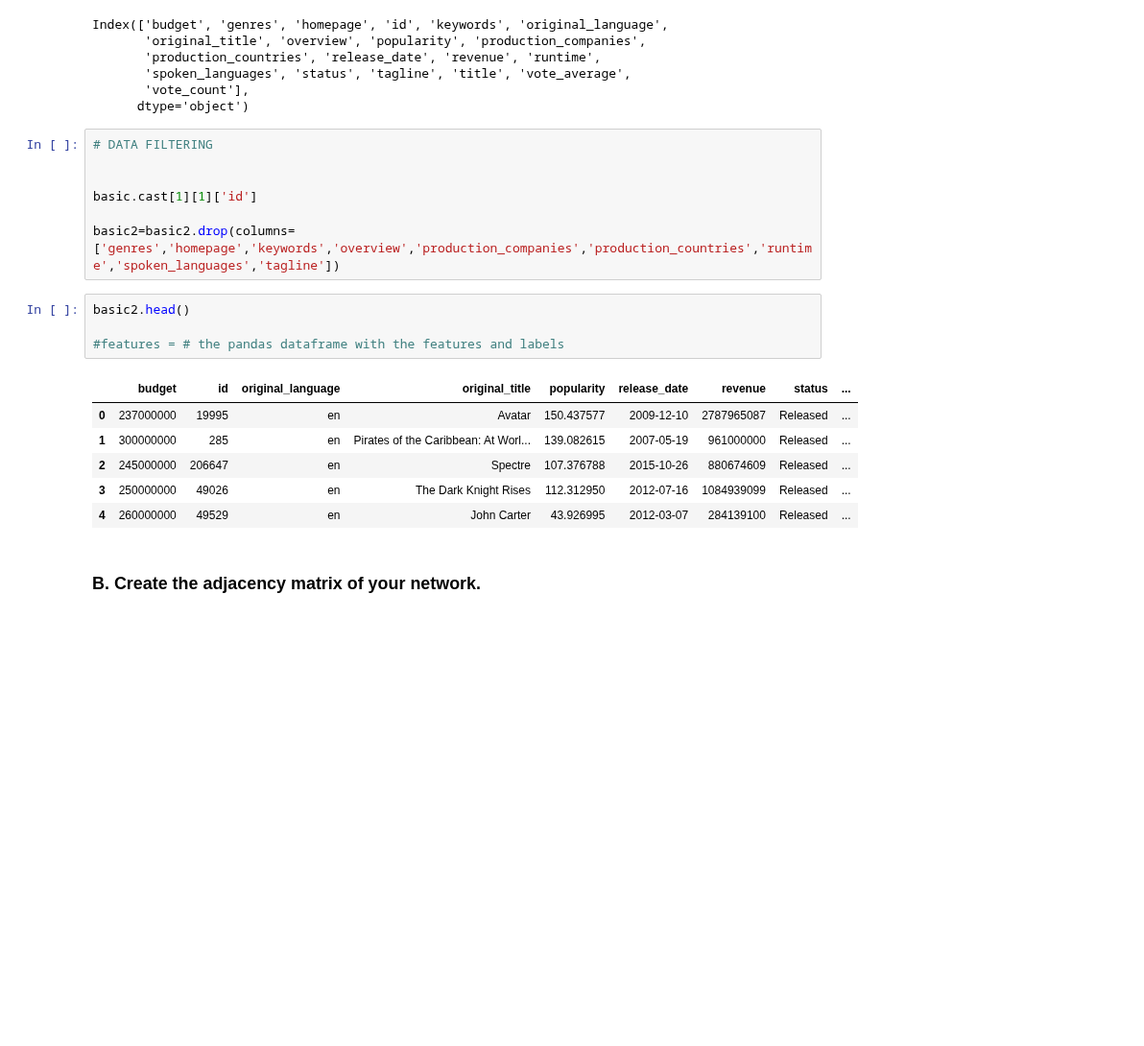
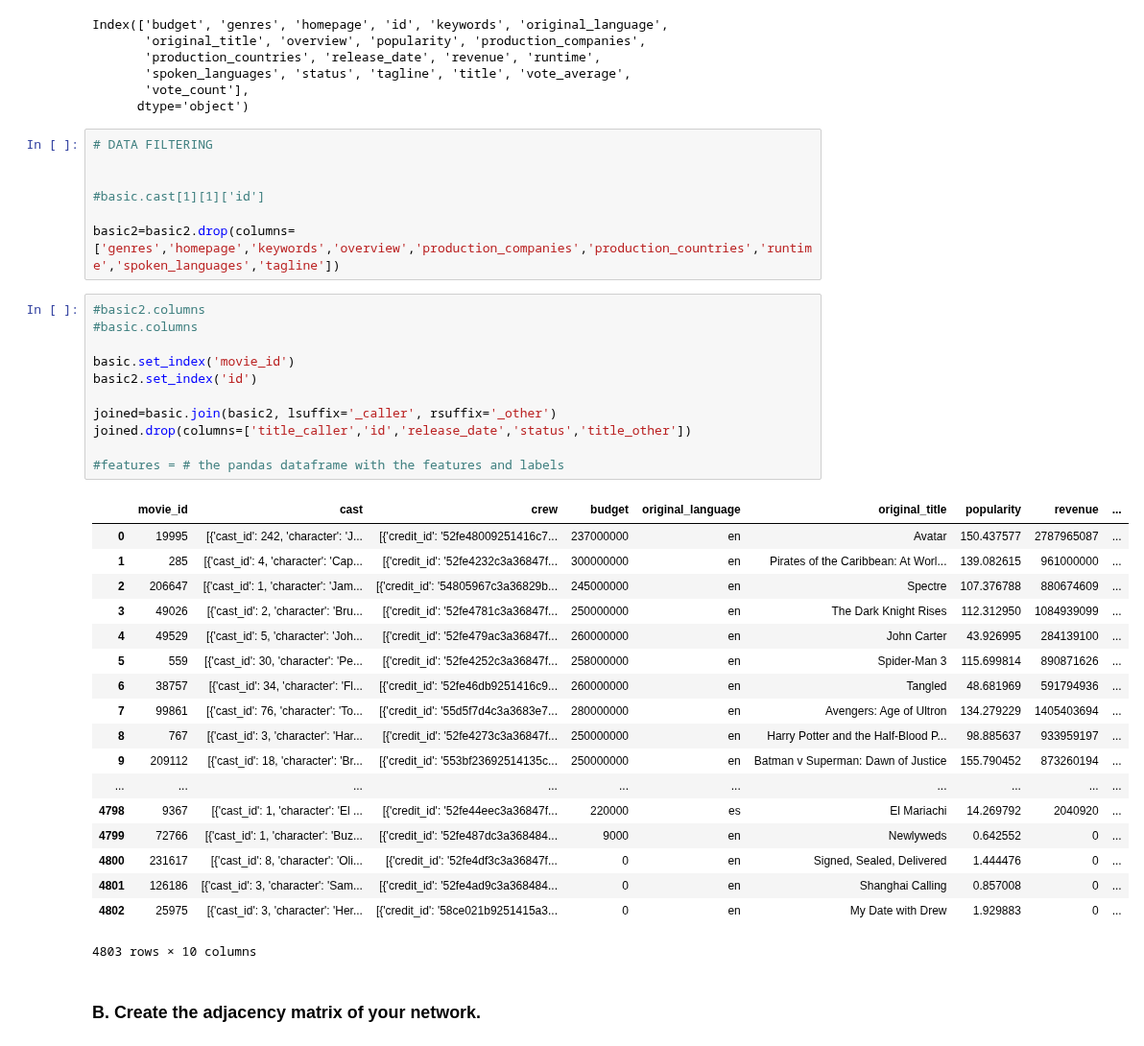
Before and after one commit to vndk36/Project_ntds2018, a Jupyter notebook: 1_TMDb.ipynb, the cells around one changed output. Shown at 96% size. Cells and saved outputs as stored; diff of their text form; blank space fills up the shorter version.

Commit message:
2nd dataset joined

```diff
--- a/1_TMDb.ipynb
+++ b/1_TMDb.ipynb
@@ -61,20 +61,39 @@ Index(['budget', 'genres', 'homepage', 'id', 'keywords', 'original_language',
 # DATA FILTERING
 
 
-basic.cast[1][1]['id']
+#basic.cast[1][1]['id']
 
 basic2=basic2.drop(columns=['genres','homepage','keywords','overview','production_companies','production_countries','runtime','spoken_languages','tagline'])
-# %%
-basic2.head()
-
-#features = # the pandas dataframe with the features and labels
-# %% [output]
-|  | budget | id | original_language | original_title | popularity | release_date | revenue | status | ... |
-| 0 | 237000000 | 19995 | en | Avatar | 150.437577 | 2009-12-10 | 2787965087 | Released | ... |
-| 1 | 300000000 | 285 | en | Pirates of the Caribbean: At Worl... | 139.082615 | 2007-05-19 | 961000000 | Released | ... |
-| 2 | 245000000 | 206647 | en | Spectre | 107.376788 | 2015-10-26 | 880674609 | Released | ... |
-| 3 | 250000000 | 49026 | en | The Dark Knight Rises | 112.312950 | 2012-07-16 | 1084939099 | Released | ... |
-| 4 | 260000000 | 49529 | en | John Carter | 43.926995 | 2012-03-07 | 284139100 | Released | ... |
+# %%
+#basic2.columns
+#basic.columns
+
+basic.set_index('movie_id')
+basic2.set_index('id')
+
+joined=basic.join(basic2, lsuffix='_caller', rsuffix='_other')
+joined.drop(columns=['title_caller','id','release_date','status','title_other'])
+
+#features = # the pandas dataframe with the features and labels
+# %% [output]
+|  | movie_id | cast | crew | budget | original_language | original_title | popularity | revenue | ... |
+| 0 | 19995 | [{'cast_id': 242, 'character': 'J... | [{'credit_id': '52fe48009251416c7... | 237000000 | en | Avatar | 150.437577 | 2787965087 | ... |
+| 1 | 285 | [{'cast_id': 4, 'character': 'Cap... | [{'credit_id': '52fe4232c3a36847f... | 300000000 | en | Pirates of the Caribbean: At Worl... | 139.082615 | 961000000 | ... |
+| 2 | 206647 | [{'cast_id': 1, 'character': 'Jam... | [{'credit_id': '54805967c3a36829b... | 245000000 | en | Spectre | 107.376788 | 880674609 | ... |
+| 3 | 49026 | [{'cast_id': 2, 'character': 'Bru... | [{'credit_id': '52fe4781c3a36847f... | 250000000 | en | The Dark Knight Rises | 112.312950 | 1084939099 | ... |
+| 4 | 49529 | [{'cast_id': 5, 'character': 'Joh... | [{'credit_id': '52fe479ac3a36847f... | 260000000 | en | John Carter | 43.926995 | 284139100 | ... |
+| 5 | 559 | [{'cast_id': 30, 'character': 'Pe... | [{'credit_id': '52fe4252c3a36847f... | 258000000 | en | Spider-Man 3 | 115.699814 | 890871626 | ... |
+| 6 | 38757 | [{'cast_id': 34, 'character': 'Fl... | [{'credit_id': '52fe46db9251416c9... | 260000000 | en | Tangled | 48.681969 | 591794936 | ... |
+| 7 | 99861 | [{'cast_id': 76, 'character': 'To... | [{'credit_id': '55d5f7d4c3a3683e7... | 280000000 | en | Avengers: Age of Ultron | 134.279229 | 1405403694 | ... |
+| 8 | 767 | [{'cast_id': 3, 'character': 'Har... | [{'credit_id': '52fe4273c3a36847f... | 250000000 | en | Harry Potter and the Half-Blood P... | 98.885637 | 933959197 | ... |
+| 9 | 209112 | [{'cast_id': 18, 'character': 'Br... | [{'credit_id': '553bf23692514135c... | 250000000 | en | Batman v Superman: Dawn of Justice | 155.790452 | 873260194 | ... |
+| ... | ... | ... | ... | ... | ... | ... | ... | ... | ... |
+| 4798 | 9367 | [{'cast_id': 1, 'character': 'El ... | [{'credit_id': '52fe44eec3a36847f... | 220000 | es | El Mariachi | 14.269792 | 2040920 | ... |
+| 4799 | 72766 | [{'cast_id': 1, 'character': 'Buz... | [{'credit_id': '52fe487dc3a368484... | 9000 | en | Newlyweds | 0.642552 | 0 | ... |
+| 4800 | 231617 | [{'cast_id': 8, 'character': 'Oli... | [{'credit_id': '52fe4df3c3a36847f... | 0 | en | Signed, Sealed, Delivered | 1.444476 | 0 | ... |
+| 4801 | 126186 | [{'cast_id': 3, 'character': 'Sam... | [{'credit_id': '52fe4ad9c3a368484... | 0 | en | Shanghai Calling | 0.857008 | 0 | ... |
+| 4802 | 25975 | [{'cast_id': 3, 'character': 'Her... | [{'credit_id': '58ce021b9251415a3... | 0 | en | My Date with Drew | 1.929883 | 0 | ... |
+4803 rows × 10 columns
 # %% [markdown]
 ### B. Create the adjacency matrix of your network.
 # %% [markdown]
```
